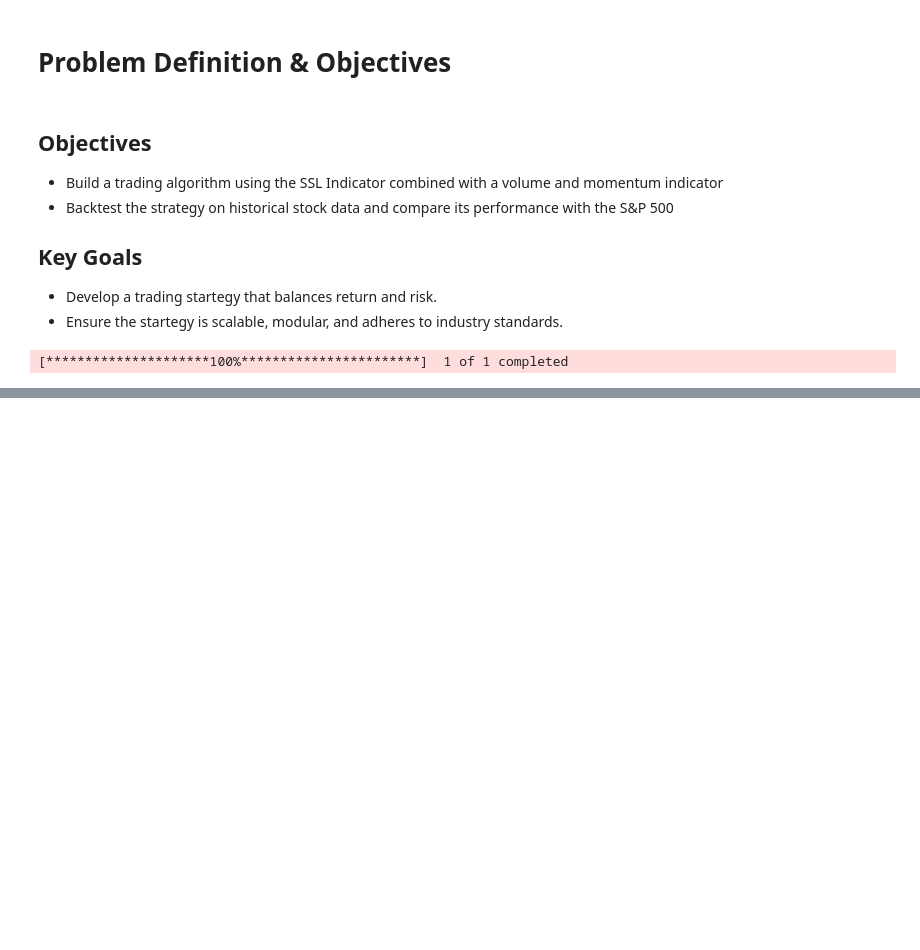
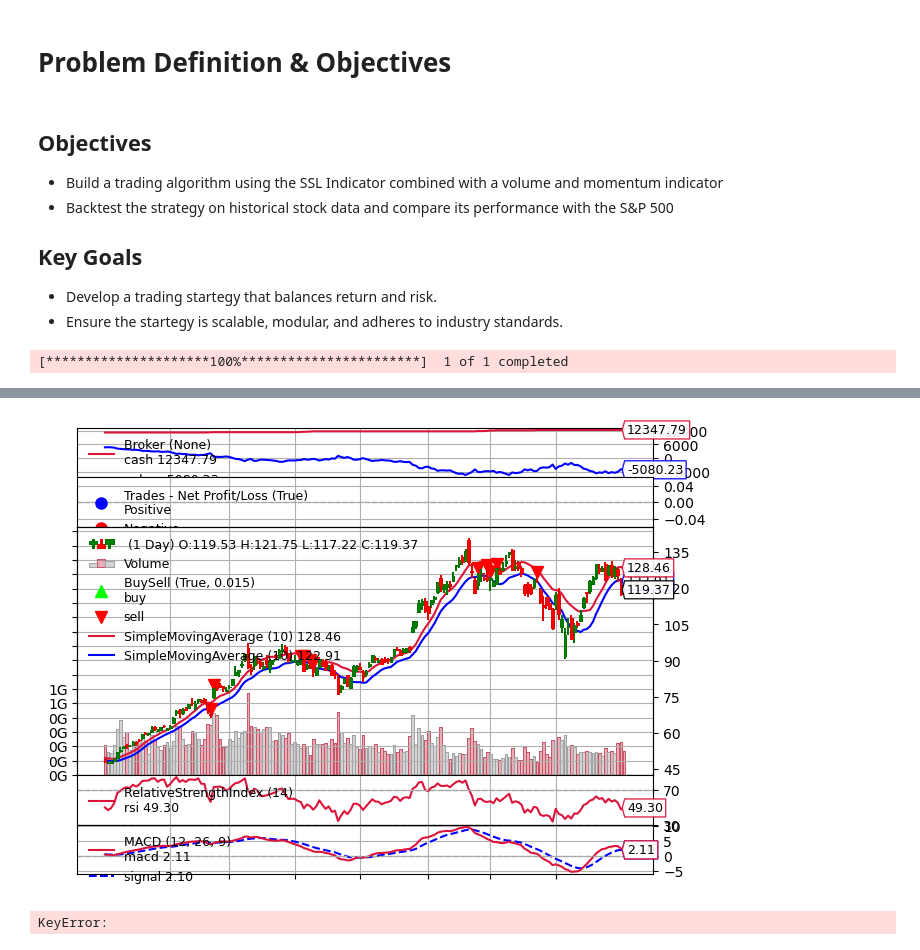
Before and after one commit to cody-mckeon/Algo_Indicator_0, a Jupyter notebook: Algo_Indicator_0.ipynb, the cells around one changed output, grey strips where cells are left out. Cells and saved outputs as stored; diff of their text form; code cells hidden in the pictures; blank space fills up the shorter version.

```diff
--- a/Algo_Indicator_0.ipynb
+++ b/Algo_Indicator_0.ipynb
@@ -194,0 +518,78 @@ df_cleaned
+# %%
+# Back Testing using Back Trader Object Oriented
+import backtrader as bt
+import backtrader.plot as bplot
+import backtrader.analyzers as btanalyzers
+from datetime import datetime
+%matplotlib inline
+
+# Define the SSL Strategy
+class SSLStrategy(bt.Strategy):
+    def __init__(self):
+        # Define the indicators we want to use
+        self.sma_high = bt.indicators.SimpleMovingAverage(self.data.high, period=10)
+        self.sma_low = bt.indicators.SimpleMovingAverage(self.data.low, period=10)
+        self.rsi = bt.indicators.RelativeStrengthIndex(self.data.close, period=14)
+        self.macd = bt.indicators.MACD(self.data.close)
+
+    # The next() method is called for every bar (daily, hourly, etc.)
+    def next(self):
+        # Buy condition: Close price above SMA high, RSI < X, and MACD > Signal
+        if self.data.close > self.sma_high and self.rsi < 10 and self.macd.macd > self.macd.signal:
+            self.buy()
+
+        # Sell condition: Close price below SMA low, RSI > X, and MACD < Signal
+        elif self.data.close < self.sma_low and self.rsi > 50 and self.macd.macd < self.macd.signal:
+            self.sell()
+
+# Initialize Backtrader
+cerebro = bt.Cerebro()
+
+# Add the SSL Strategy to Backtrader
+cerebro.addstrategy(SSLStrategy)
+
+# Convert the pandas DataFrame into Backtrader Data Feed
+data_feed = bt.feeds.PandasData(dataname=df_cleaned)
+
+# Add the data feed to Backtrader
+cerebro.adddata(data_feed)
+
+# Add analyzers to Backtrader
+cerebro.addanalyzer(btanalyzers.TradeAnalyzer, _name='trade_analyzer')
+cerebro.addanalyzer(btanalyzers.Returns, _name='returns')
+
+# Run the backtest
+results = cerebro.run()
+
+# Accessing the results of the analyzers
+trade_analyzer = results[0].analyzers.trade_analyzer.get_analysis()
+returns_analyzer = results[0].analyzers.returns.get_analysis()
+
+# Print the trade analysis
+print("Trade Analysis:")
+for key, value in trade_analyzer.items():
+    print(f"{key}: {value}")
+
+# Print the returns analysis
+print("\nReturns Analysis:")
+for key, value in returns_analyzer.items():
+    print(f"{key}: {value}")
+
+
+
+start_date = datetime(2024, 1, 1)
+end_date = datetime(2024, 9, 1)
+
+# Generate the plot with Backtrader
+cerebro.plot(iplot=False, style='candlestick', volume=True, barup='green', bardown='red',start=start_date, end=end_date)  # This returns a list of figures
+
+# Print trade statistics
+print(f"Total Trades: {trade_analyzer.total.closed}")
+print(f"Winning Trades: {trade_analyzer.won.total}")
+print(f"Losing Trades: {trade_analyzer.lost.total}")
+print(f"Total PnL: {trade_analyzer.pnl.net.total}")
+print(f"Strike Rate: {trade_analyzer.won.total / trade_analyzer.total.closed * 100:.2f}%")
+
+# Print returns statistics
+print(f"Total Return: {returns_analyzer.rnorm100}%")
+# %% [output]
@@ -194,0 +604,2 @@ df_cleaned
+[figure, added]
+KeyError:
```
Also changed, not shown: parts of 12 cells of this notebook.
